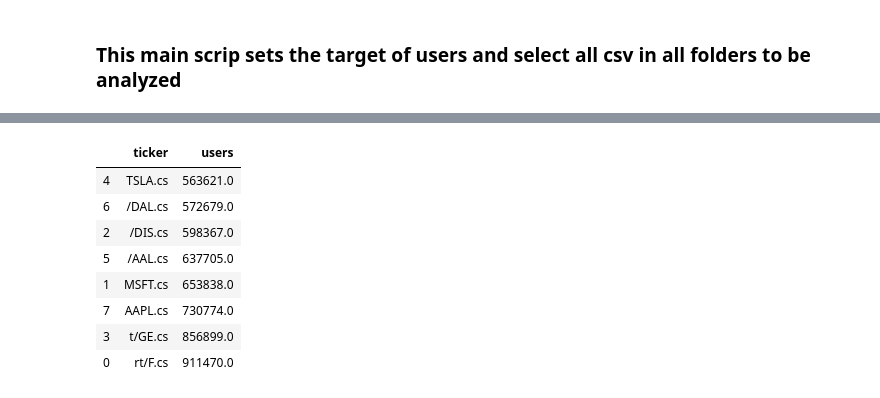
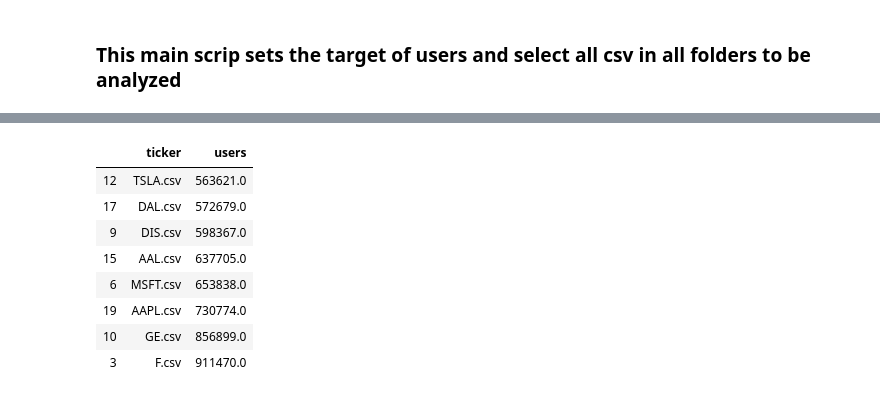
Before and after one commit to GonzaloGarciaContreras/P1-Robintrack, a Jupyter notebook: notebooks/gonzalo_robin_tops.ipynb, the cells around one changed output, grey strips where cells are left out. Saved outputs shown, nothing was run; the diff lists cells and outputs as text; code cells hidden in the pictures.

```diff
--- a/notebooks/gonzalo_robin_tops.ipynb
+++ b/notebooks/gonzalo_robin_tops.ipynb
@@ -40,4 +40,11 @@ def read_data(raw_csv, min_users):
         return df_new_csv.iloc[-1,-1]
+# %%
+# function to get ticker's name from the string
+def string_cleaning(string):
+    for index, letter in enumerate(string):
+        if letter == '/': ind = int(index)
+
+    return string[ind+1:]
 # %% [markdown]
 ### This main scrip sets the target of users and select all csv in all folders to be analyzed
 # %%
@@ -46,8 +53,8 @@ def read_data(raw_csv, min_users):
 
 # Create and empty DataFrame for most popular tickers
 df_popularity = pd.DataFrame()
-min_users = 500000
-num_tickers_total = 0
+min_users = 300000
+total_num_csv = 0
 
 raw_folders = os.listdir('../data/rawdata_robin_all')
 for folder in raw_folders:
@@ -55,10 +62,11 @@ for folder in raw_folders:
     for raw_csv in raw_csvs:
         raw_csv = f'../data/rawdata_robin_all/{folder}/{raw_csv}'
         number_users = read_data(raw_csv, min_users)
-        num_tickers_total += 1
+        total_num_csv += 1
         if number_users:
-            df_popularity = df_popularity.append({'ticker' : raw_csv[-8:-1], 'users' : number_users}, ignore_index = True)
+            ticker_symbol = string_cleaning(raw_csv)
+            df_popularity = df_popularity.append({'ticker' : ticker_symbol, 'users' : number_users}, ignore_index = True)
 
 print ('\n\nend of dir loop')
-print (f'\n total number of csv files (tickers) = {num_tickers_total}')
+print (f'\n total number of csv files (tickers) = {total_num_csv}')
 # %% [output]
@@ -106,19 +122,19 @@ df_popularity.sort_values('users', axis=0, ascending=True, inplace=False)
 # %%
 users_low_end = 500000
-users_high_end = 700000
+users_high_end = 1000000
 
-df_popularity_select = df_popularity[(df_popularity["users"] > users_low_end) | (df_popularity["users"] < users_high_end)]
+df_popularity_select = df_popularity[(df_popularity["users"] > users_low_end) & (df_popularity["users"] < users_high_end)]
 df_popularity_select.sort_values('users', axis=0, ascending=True, inplace=False)
 # %% [output]
 |  | ticker | users |
-| 4 | TSLA.cs | 563621.0 |
-| 6 | /DAL.cs | 572679.0 |
-| 2 | /DIS.cs | 598367.0 |
-| 5 | /AAL.cs | 637705.0 |
-| 1 | MSFT.cs | 653838.0 |
-| 7 | AAPL.cs | 730774.0 |
-| 3 | t/GE.cs | 856899.0 |
-| 0 | rt/F.cs | 911470.0 |
+| 12 | TSLA.csv | 563621.0 |
+| 17 | DAL.csv | 572679.0 |
+| 9 | DIS.csv | 598367.0 |
+| 15 | AAL.csv | 637705.0 |
+| 6 | MSFT.csv | 653838.0 |
+| 19 | AAPL.csv | 730774.0 |
+| 10 | GE.csv | 856899.0 |
+| 3 | F.csv | 911470.0 |
 # %%
 # Use the Pandas plot function to plot the average housing units per year.
 # Note: You will need to manually adjust the y limit of the chart using the min and max values from above.
```
Also changed, not shown: parts of 6 cells of this notebook, 2 other files.
